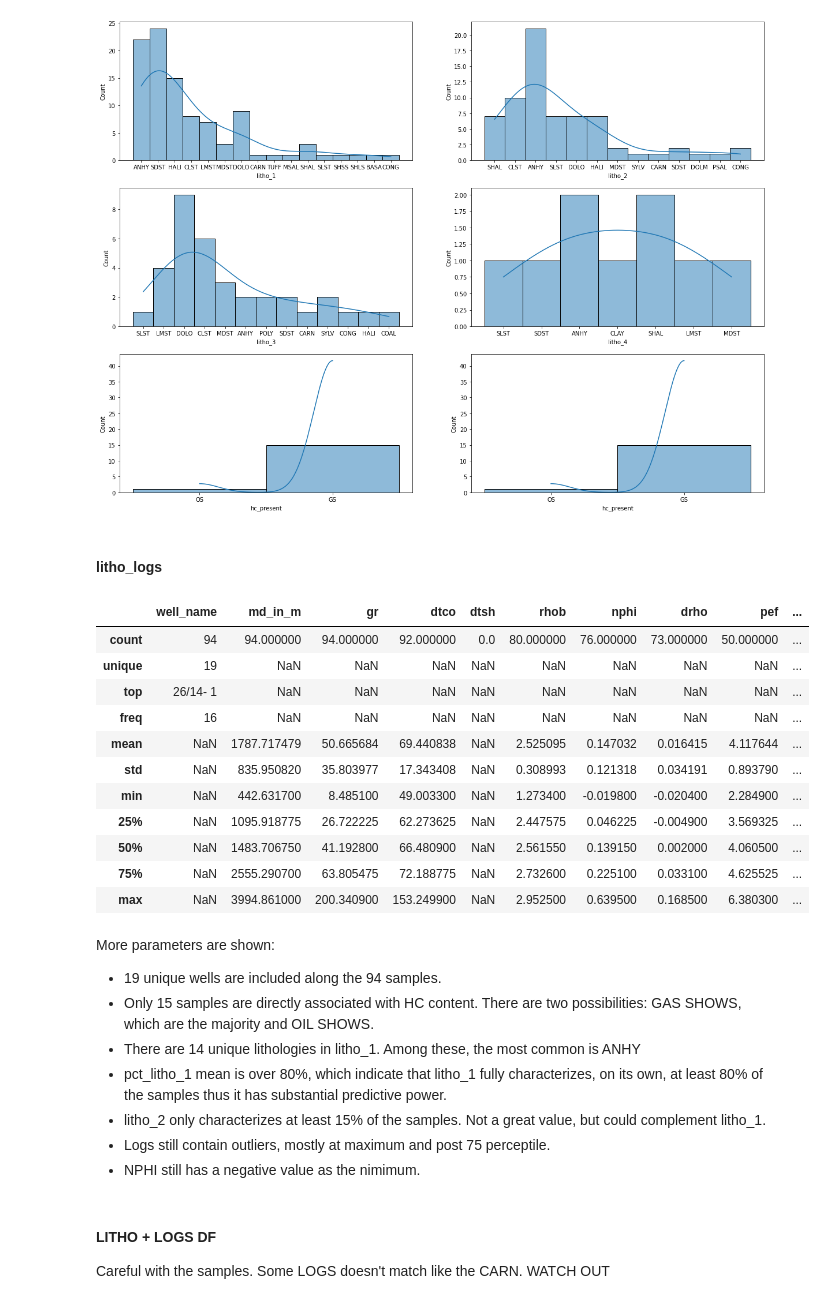
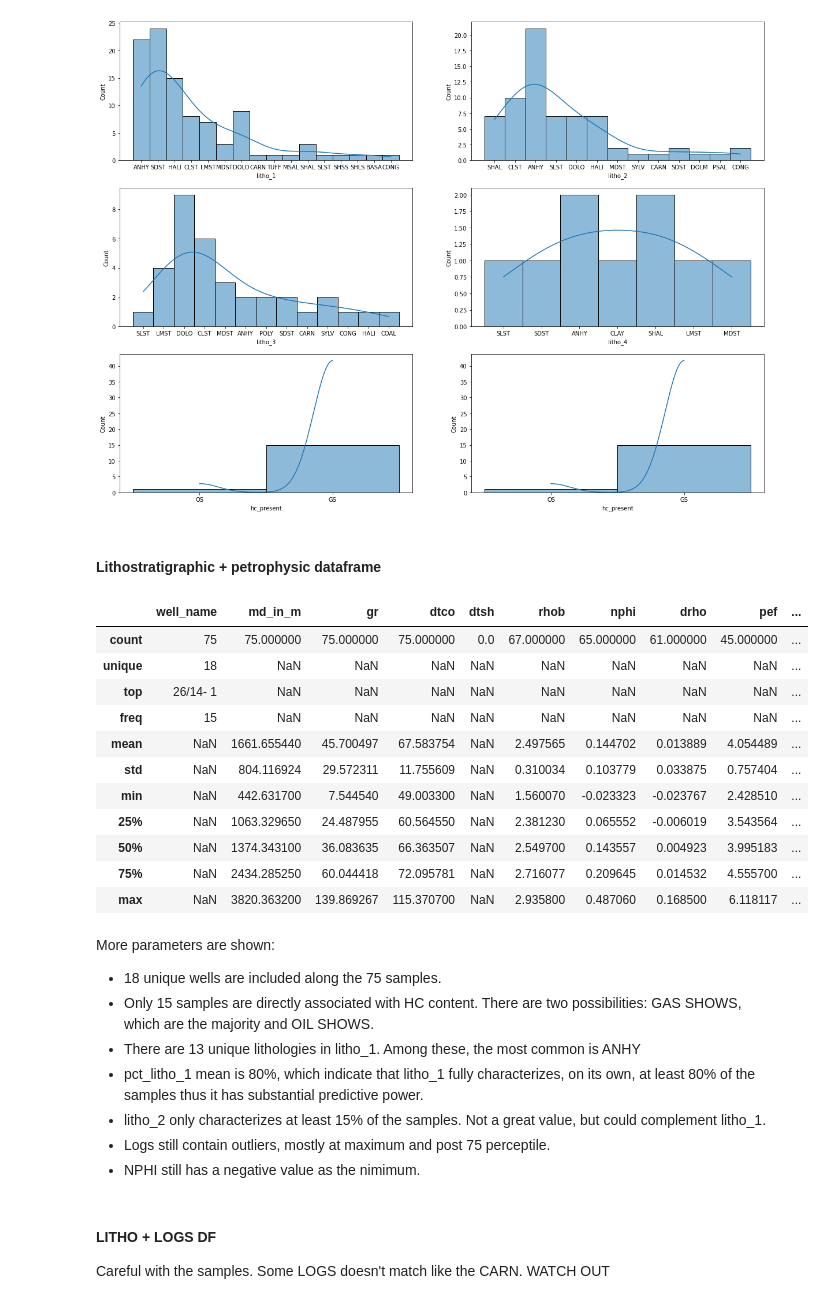
Before and after one commit to lsdR94/OpendTect_wells_to_PSQL, a Jupyter notebook: Data_Analysis.ipynb, the cells around one changed output. Saved outputs shown, nothing was run; the diff lists cells and outputs as text; code cells hidden in the pictures.

```diff
--- a/Data_Analysis.ipynb
+++ b/Data_Analysis.ipynb
@@ -324,34 +324,51 @@ subplot_histograms(
 # %% [output]
 [figure]
 # %% [markdown]
-#### litho_logs
+#### Lithostratigraphic + petrophysic dataframe
+# %%
+log_cols = ["gr", "dtco", "dtsh", "rhob", "nphi", "drho", "pef"]
+base_rot_index = []
+litho1_with_mean = litho1_no_nans_df.copy()
+for well in litho1_no_nans_df.well_name.unique():
+    well_index =  litho1_no_nans_df[litho1_no_nans_df[f"well_name"] == well].index
+    # Compute mean between subinterval
+    for i in range(len(well_index)):
+        if not well_index[i] == well_index[-1]:
+            log_mean = sliced_litho_logs_df[["index"]+log_cols].loc[
+                (sliced_litho_logs_df["index"] >= well_index[i]) & (sliced_litho_logs_df["index"] < well_index[i+1])
+            ].drop(columns=["index"]).mean()
+            # Replace mean in litho_logs with no nan (mean in litho1 samples)
+            litho1_with_mean.loc[litho1_with_mean["index"] == well_index[i], log_cols] = log_mean.to_list()
+        else:
+            # Register lithologies of base_rotliegendes. Final boundary of the interval
+            base_rot_index += [well_index[i]]
+# drop base_rot lithostratigraphic data
+litho1_with_mean = litho1_with_mean[~litho1_with_mean.index.isin(base_rot_index)]
 # %%
-litho1_no_nans_df.drop(
+litho1_with_mean.drop(
     columns=[
         "index",
-        "md_round2_x", "md_round2_y",
-        "pct_litho_3",
-        "pct_litho_4"
+        "md_round2_x", "md_round2_y"
     ]).describe(include="all")
 # %% [output]
 |  | well_name | md_in_m | gr | dtco | dtsh | rhob | nphi | drho | pef | ... |
-| count | 94 | 94.000000 | 94.000000 | 92.000000 | 0.0 | 80.000000 | 76.000000 | 73.000000 | 50.000000 | ... |
-| unique | 19 | NaN | NaN | NaN | NaN | NaN | NaN | NaN | NaN | ... |
+| count | 75 | 75.000000 | 75.000000 | 75.000000 | 0.0 | 67.000000 | 65.000000 | 61.000000 | 45.000000 | ... |
+| unique | 18 | NaN | NaN | NaN | NaN | NaN | NaN | NaN | NaN | ... |
 | top | 26/14- 1 | NaN | NaN | NaN | NaN | NaN | NaN | NaN | NaN | ... |
-| freq | 16 | NaN | NaN | NaN | NaN | NaN | NaN | NaN | NaN | ... |
-| mean | NaN | 1787.717479 | 50.665684 | 69.440838 | NaN | 2.525095 | 0.147032 | 0.016415 | 4.117644 | ... |
-| std | NaN | 835.950820 | 35.803977 | 17.343408 | NaN | 0.308993 | 0.121318 | 0.034191 | 0.893790 | ... |
-| min | NaN | 442.631700 | 8.485100 | 49.003300 | NaN | 1.273400 | -0.019800 | -0.020400 | 2.284900 | ... |
-| 25% | NaN | 1095.918775 | 26.722225 | 62.273625 | NaN | 2.447575 | 0.046225 | -0.004900 | 3.569325 | ... |
-| 50% | NaN | 1483.706750 | 41.192800 | 66.480900 | NaN | 2.561550 | 0.139150 | 0.002000 | 4.060500 | ... |
-| 75% | NaN | 2555.290700 | 63.805475 | 72.188775 | NaN | 2.732600 | 0.225100 | 0.033100 | 4.625525 | ... |
-| max | NaN | 3994.861000 | 200.340900 | 153.249900 | NaN | 2.952500 | 0.639500 | 0.168500 | 6.380300 | ... |
+| freq | 15 | NaN | NaN | NaN | NaN | NaN | NaN | NaN | NaN | ... |
+| mean | NaN | 1661.655440 | 45.700497 | 67.583754 | NaN | 2.497565 | 0.144702 | 0.013889 | 4.054489 | ... |
+| std | NaN | 804.116924 | 29.572311 | 11.755609 | NaN | 0.310034 | 0.103779 | 0.033875 | 0.757404 | ... |
+| min | NaN | 442.631700 | 7.544540 | 49.003300 | NaN | 1.560070 | -0.023323 | -0.023767 | 2.428510 | ... |
+| 25% | NaN | 1063.329650 | 24.487955 | 60.564550 | NaN | 2.381230 | 0.065552 | -0.006019 | 3.543564 | ... |
+| 50% | NaN | 1374.343100 | 36.083635 | 66.363507 | NaN | 2.549700 | 0.143557 | 0.004923 | 3.995183 | ... |
+| 75% | NaN | 2434.285250 | 60.044418 | 72.095781 | NaN | 2.716077 | 0.209645 | 0.014532 | 4.555700 | ... |
+| max | NaN | 3820.363200 | 139.869267 | 115.370700 | NaN | 2.935800 | 0.487060 | 0.168500 | 6.118117 | ... |
 # %% [markdown]
 More parameters are shown:
-- 19 unique wells are included along the 94 samples.
+- 18 unique wells are included along the 75 samples.
 - Only 15 samples are directly associated with HC content. There are two possibilities: GAS SHOWS, which are the majority and OIL SHOWS.
-- There are 14 unique lithologies in litho_1. Among these, the most common is ANHY
-- pct_litho_1 mean is over 80%, which indicate that litho_1 fully characterizes, on its own, at least 80% of the samples thus it has substantial predictive power.
+- There are 13 unique lithologies in litho_1. Among these, the most common is ANHY
+- pct_litho_1 mean is 80%, which indicate that litho_1 fully characterizes, on its own, at least 80% of the samples thus it has substantial predictive power.
 - litho_2 only characterizes at least 15% of the samples. Not a great value, but could complement litho_1.
 - Logs still contain outliers, mostly at maximum and post 75 perceptile.
 - NPHI still has a negative value as the nimimum.
```
Also changed, not shown: parts of 14 cells of this notebook.
